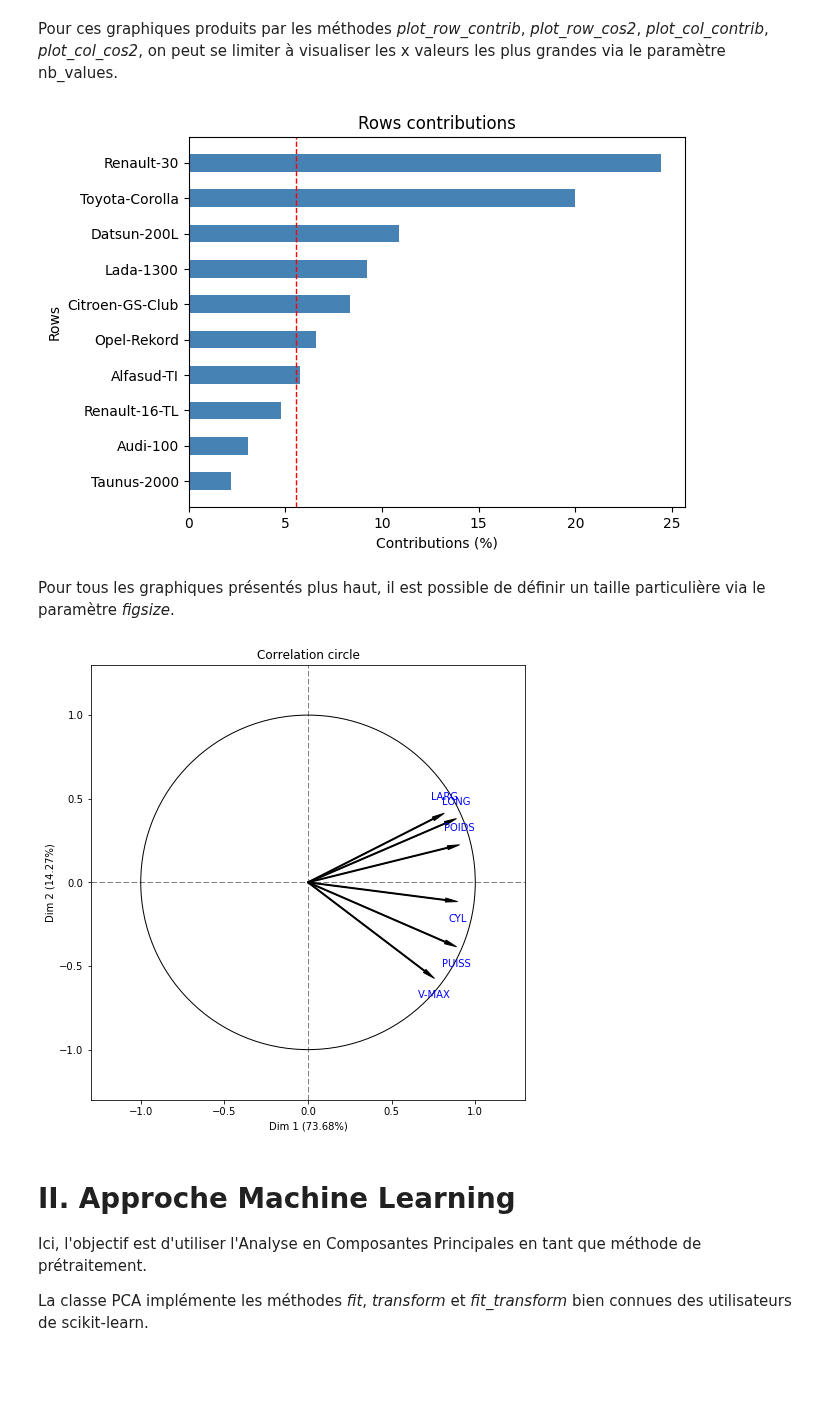
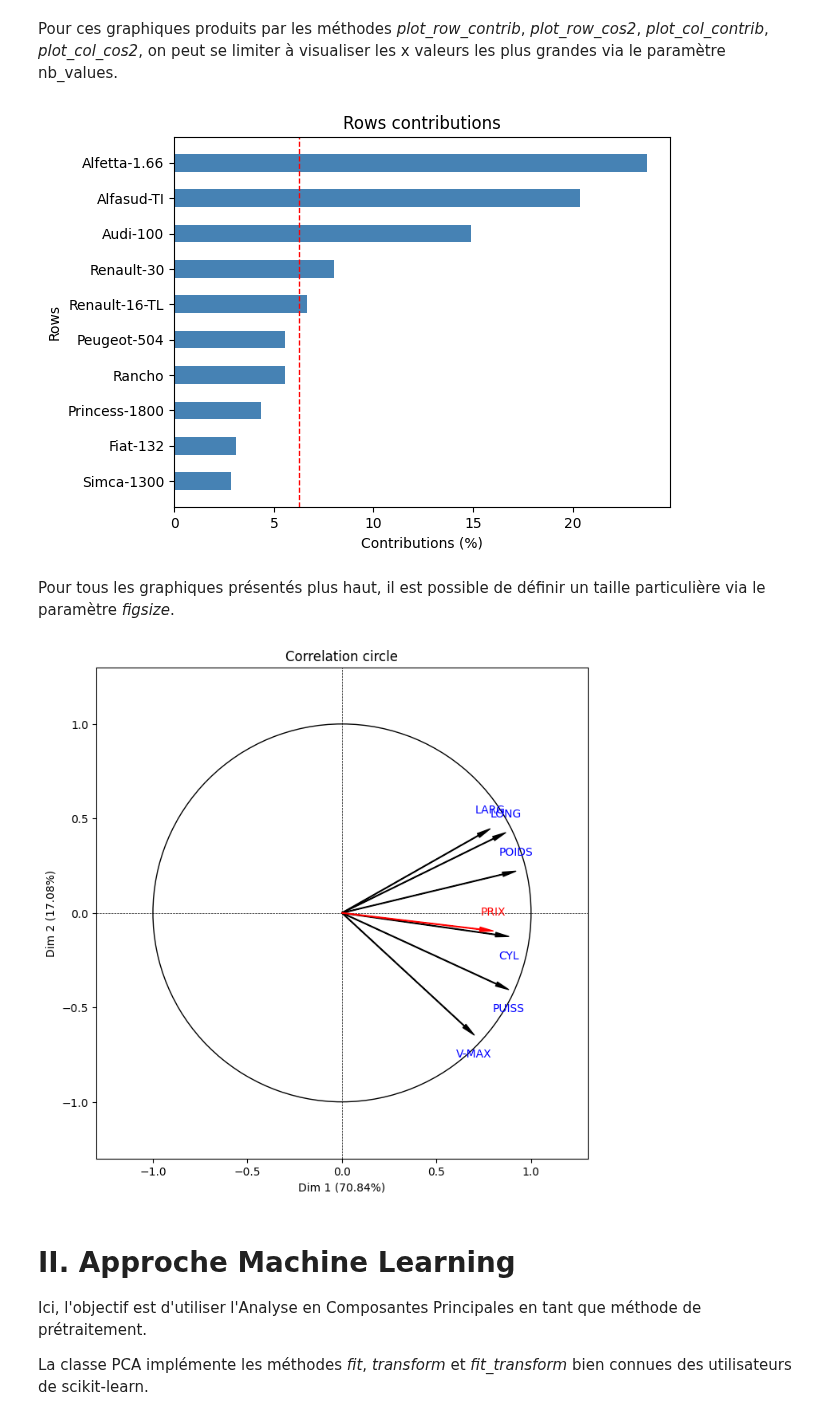
Before and after one commit to BKR1234/ProjetACP, a Jupyter notebook: new.ipynb, the cells around one changed output. Drawn from its saved outputs; the diff is of its cells as text; code cells hidden in the pictures; blank space fills up the shorter version.

```diff
--- a/new.ipynb
+++ b/new.ipynb
@@ -96,8 +96,8 @@ my_pca = PCA(std_unit=True, n_components=3)
 On estime le modèle en appliquant la méthode <i>fit</i> de la classe PCA sur le jeu de données.
 # %%
 qsup = [7]
-isup = [18]
+isup = [17,18]
 
 #,quanti_sup=qsup, ind_sup=isup
-my_pca.fit(m)
+my_pca.fit(m,quanti_sup=qsup, ind_sup=isup)
 # %% [output]
@@ -140,18 +110,0 @@ array([[-2.90327222,  0.2008286 ,  0.65328278,  0.        ,  0.        ,
-# %%
-import pandas as pd
-from fanalysis.pcabis import PCA
-%matplotlib inline
-
-df = pd.read_table("fanalysis/tests/pca_data.txt", header=0, index_col=0, delimiter="\t", encoding="utf-8")
-
-m = df.drop(['FINITION'], axis=1)
-
-qsup = [7]
-isup = [18]
-
-my_pca = PCA(std_unit=True, n_components=3)
-
-#,quanti_sup=qsup, ind_sup=isup
-#, n_components=3
-
-my_pca.fit(m,quanti_sup=qsup, ind_sup=isup)
@@ -289,20 +195,2 @@ V-MAX  0.358944 -0.619863 -0.485472
 # %% [markdown]
 Les valeurs propres peuvent être représentées graphiquement (par défaut : représentation en valeur absolue).
-# %%
-import pandas as pd
-from fanalysis.pcabis import PCA
-%matplotlib inline
-
-df = pd.read_table("fanalysis/tests/pca_data.txt", header=0, index_col=0, delimiter="\t", encoding="utf-8")
-
-m = df.drop(['FINITION'], axis=1)
-
-qsup = [7]
-isup = [18]
-
-my_pca = PCA(std_unit=True)
-
-#,quanti_sup=qsup, ind_sup=isup
-#, n_components=3
-
-my_pca.fit(m,quanti_sup=qsup, ind_sup=isup)
@@ -643,15 +422,15 @@ my_pca.plot_col_cos2(num_axis=1)
 # %% [markdown]
 Pour ces graphiques produits par les méthodes <i>plot_row_contrib</i>, <i>plot_row_cos2</i>, <i>plot_col_contrib</i>, <i>plot_col_cos2</i>, on peut se limiter à visualiser les x valeurs les plus grandes via le paramètre nb_values.
 # %%
-my_pca.plot_row_contrib(num_axis=1, nb_values=10)
+my_pca.plot_row_contrib(num_axis=2, nb_values=10)
 # %% [output]
-[figure, old version]
+[figure, new version]
 # %% [markdown]
 Pour tous les graphiques présentés plus haut, il est possible de définir un taille particulière via le paramètre <i>figsize</i>.
 # %%
 my_pca.correlation_circle(1, 2, figsize=(10, 8))
 # %% [output]
-[figure, old version]
+[figure, new version]
 # %% [markdown]
 <h1>II. Approche Machine Learning</h1>
 <p>
```
Also changed, not shown: parts of 40 cells of this notebook, 3 other files.
